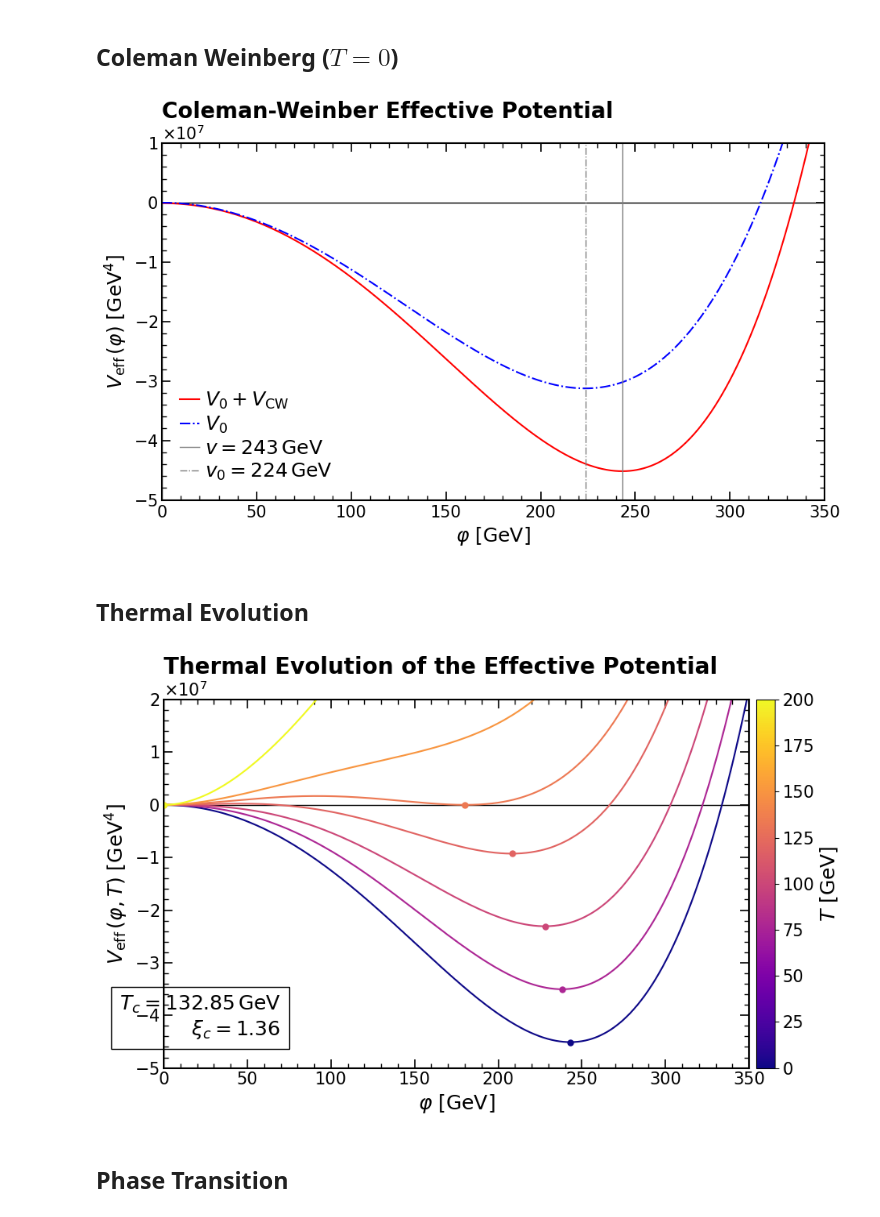
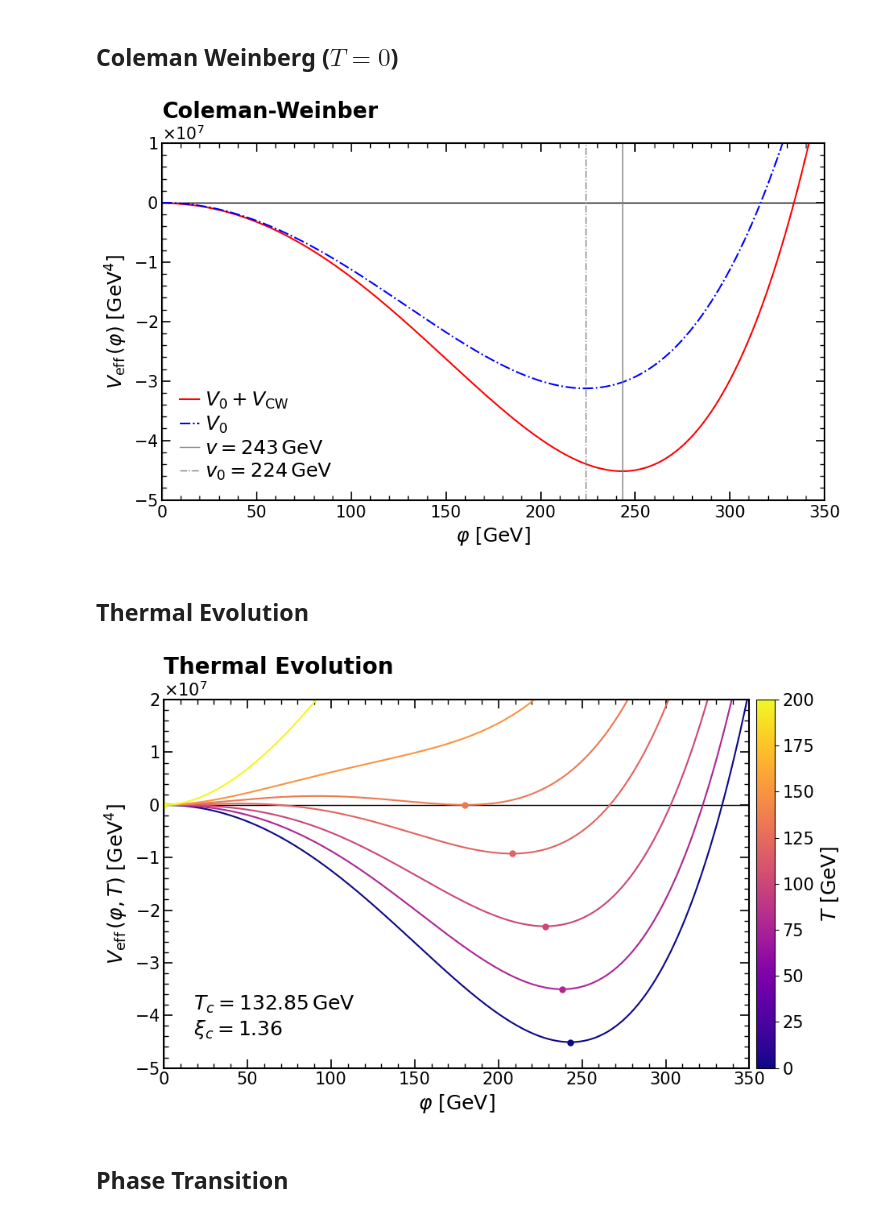
Before and after one commit to Diego-gt-phys/TFM-Repository, a Jupyter notebook: CosmoTransitions/Abelian_Analysis.ipynb, the cells around one changed output. Cells and saved outputs as stored; diff of their text form; code cells hidden in the pictures.

```diff
--- a/CosmoTransitions/Abelian_Analysis.ipynb
+++ b/CosmoTransitions/Abelian_Analysis.ipynb
@@ -86,13 +86,13 @@ ax.tick_params(axis='x', which='major', pad=5)
 plt.legend(fontsize=18, frameon=True, fancybox=False,
                ncol = 1, edgecolor="black", framealpha=0, labelspacing=0.2, handletextpad=0.3, handlelength=1, columnspacing=1)
 
-plt.title(r"Coleman-Weinber Effective Potential", loc='left', fontsize=20, fontweight='bold')
+plt.title(r"Coleman-Weinber", loc='left', fontsize=20, fontweight='bold')
 plt.tight_layout()
 plt.savefig("figures\Abelian_CW.pdf", format="pdf", bbox_inches="tight")
 
 plt.show()
 # %% [output]
-[figure, old version]
+[figure, new version]
 # %% [markdown]
 ## Thermal Evolution
 # %%
@@ -133,37 +133,36 @@ ax.set_ylabel(r'$V_\mathrm{eff}\,(\varphi, T)$ $\left[\mathrm{GeV^4}\right]$', f
 ax.yaxis.set_major_formatter(ScalarFormatter(useMathText=True))
 ax.ticklabel_format(style='sci', axis='y', scilimits=(-2, 2))
 ax.yaxis.get_offset_text().set_fontsize(15)
 for spine in ax.spines.values():
     spine.set_linewidth(1.5)
 
 # Configure ticks
 ax.tick_params(axis='both', which='major', direction='in', length=8, width=1.2, labelsize=15, top=True, right=True)
 ax.tick_params(axis='both', which='minor', direction='in', length=4, width=1, labelsize=15, top=True, right=True)
 ax.minorticks_on()
 
 cbar = fig.colorbar(sm, ax=ax, pad=0.01)
 cbar.set_label(r'$T\ [\mathrm{GeV}]$', fontsize=18)
 cbar.ax.tick_params(labelsize=15)
 
 annotation = (
     rf"$T_c   = 132.85 \, \mathrm{{GeV}}$"  "\n"
     rf"$\xi_c = 1.36$"
 )
 ax.text(
-    0.2, 0.2, annotation,
+    0.05, 0.2, annotation,
     transform=ax.transAxes,
     fontsize=18,
     verticalalignment='top',
-    horizontalalignment='right',
-    bbox=dict(boxstyle='square,pad=0.4', facecolor='none', edgecolor='black', linewidth=1)
+    horizontalalignment='left'
 )
 
-plt.title(r"Thermal Evolution of the Effective Potential", loc='left', fontsize=20, fontweight='bold')
+plt.title(r"Thermal Evolution", loc='left', fontsize=20, fontweight='bold')
 plt.tight_layout()
 plt.savefig("figures\Abelian_Thermal.pdf", format="pdf", bbox_inches="tight")
 
 plt.show()
 # %% [output]
-[figure, old version]
+[figure, new version]
 # %% [markdown]
 ## Phase Transition
```
Also changed, not shown: parts of 5 cells of this notebook, 2 other files.
